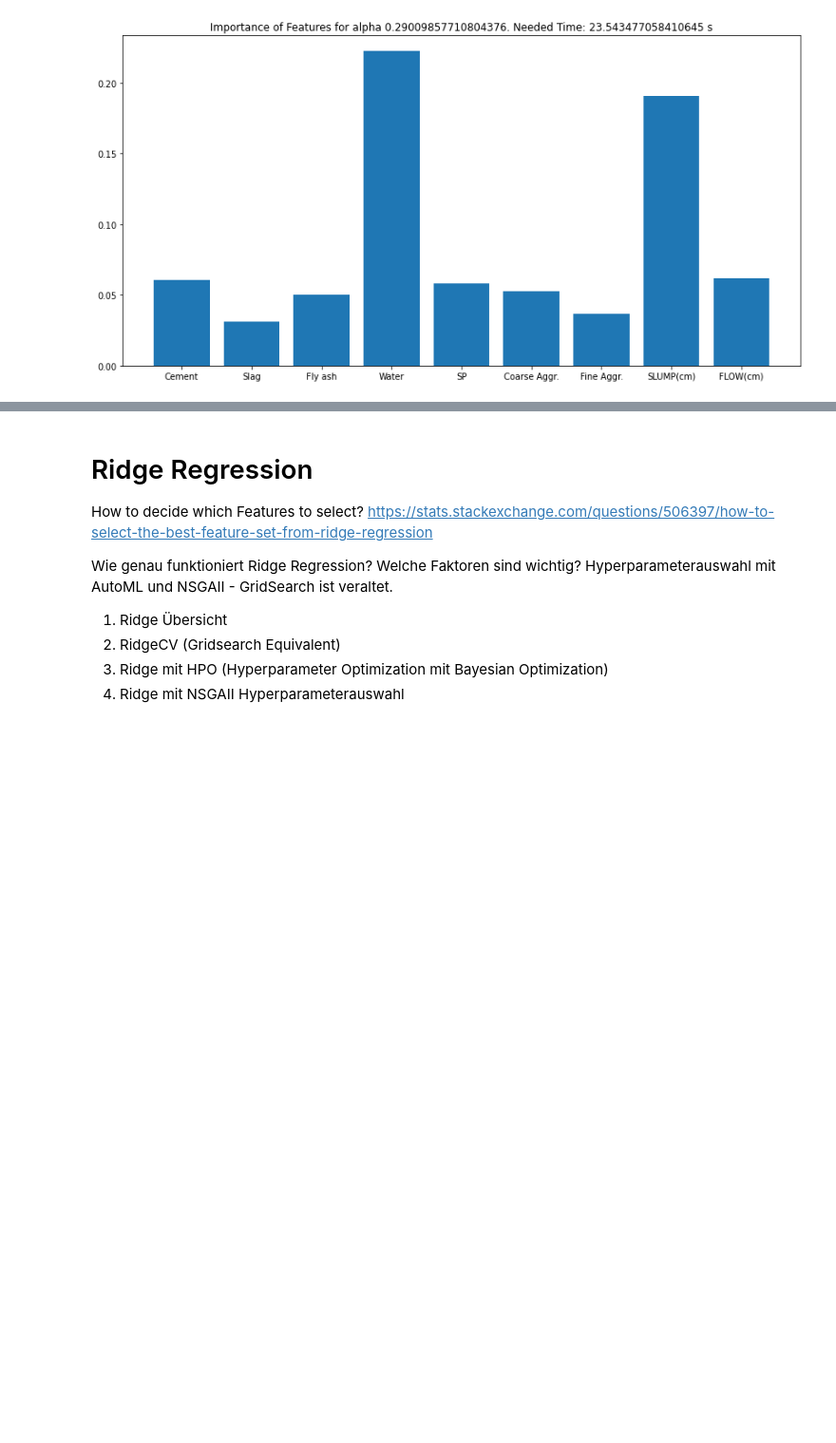
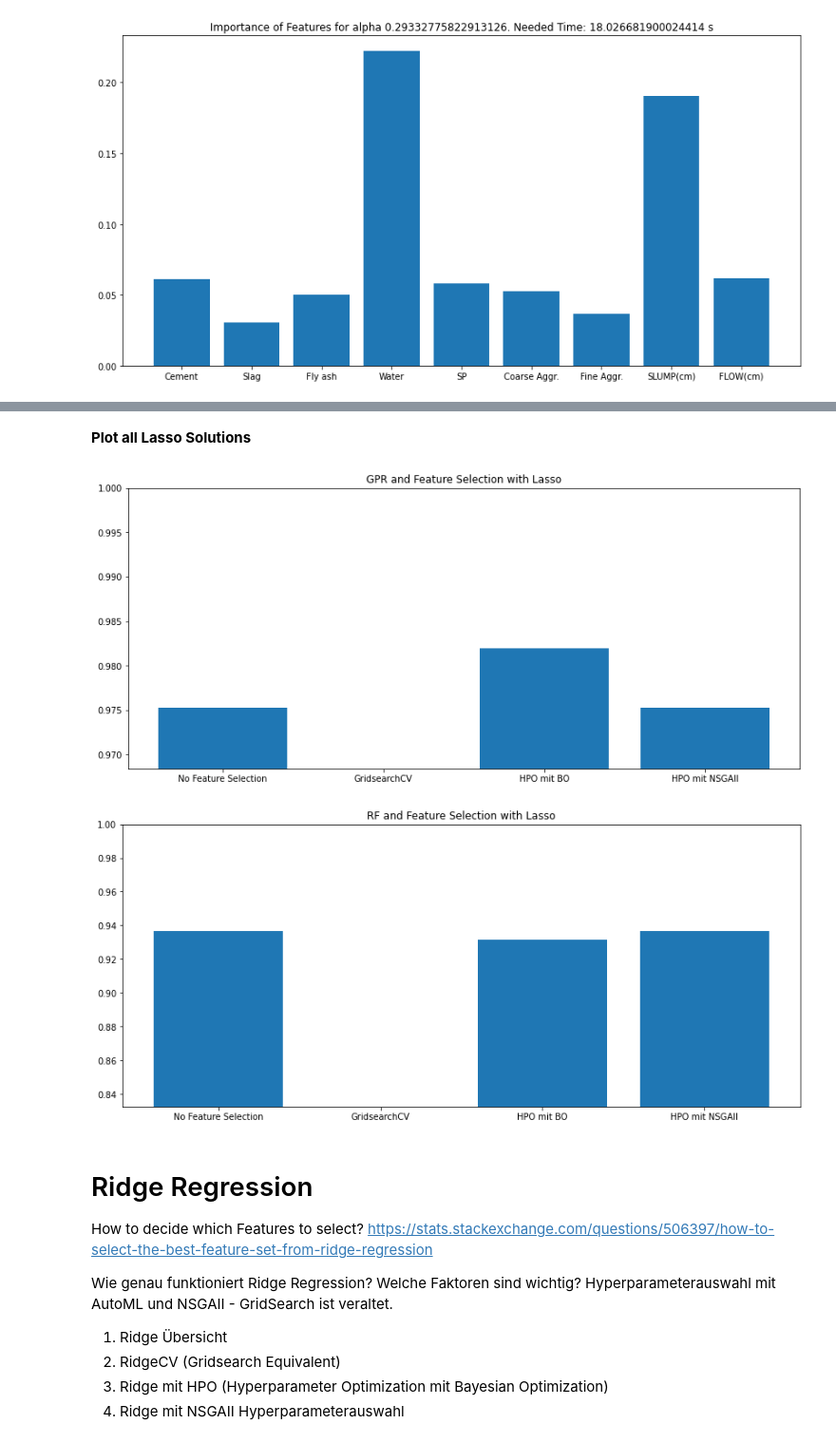
Before and after one commit to kobabulbul/AutoML, a Jupyter notebook: FeatureSelection.ipynb, the cells around one changed output, grey strips where cells are left out. Shown at 95% size. Cells and saved outputs as stored; diff of their text form; code cells hidden in the pictures; blank space fills up the shorter version.

```diff
--- a/FeatureSelection.ipynb
+++ b/FeatureSelection.ipynb
@@ -266,7 +329,14 @@ X_test_sel = X_test[:, impIdx]
 
 gpr = train_gp(X_train_sel, y_train)
 r2_test = gpr.score(X_test_sel, y_test)
+LassoGPRR2.append(r2_test)
 print('We have {} Features.'.format(len(impIdx)))
-print('R2 for Test data: {}'.format(r2_test))
+print('GPR: R2 for Test data: {}'.format(r2_test))
+
+rf = train_rf(X_train_sel, y_train, len(impIdx))
+r2_test = rf.score(X_test_sel, y_test)
+LassoRFR2.append(r2_test)
+print('We have {} Features.'.format(len(impIdx)))
+print('RF: R2 for Test data: {}'.format(r2_test))
 # %% [output]
 We have 8 Features.
@@ -311,7 +383,7 @@ algorithm = NSGA2(
     mutation=get_mutation("real_pm"),
     eliminate_duplicates=True)
 
-termination = get_termination("n_gen", 100)
+termination = get_termination("n_gen", 50)
 
 start_time = time()
 
@@ -343,7 +415,14 @@ X_test_sel = X_test[:, impIdx]
 
 gpr = train_gp(X_train_sel, y_train)
 r2_test = gpr.score(X_test_sel, y_test)
+LassoGPRR2.append(r2_test)
 print('We have {} Features.'.format(len(impIdx)))
-print('R2 for Test data: {}'.format(r2_test))
+print('GPR: R2 for Test data: {}'.format(r2_test))
+
+rf = train_rf(X_train_sel, y_train, len(impIdx))
+r2_test = rf.score(X_test_sel, y_test)
+LassoRFR2.append(r2_test)
+print('We have {} Features.'.format(len(impIdx)))
+print('RF: R2 for Test data: {}'.format(r2_test))
 # %% [output]
 We have 9 Features.
@@ -351,3 +474,20 @@ R2 for Test data: 0.9753063612921089
+# %% [markdown]
+**Plot all Lasso Solutions**
+# %%
+plt.figure(figsize=(14,6))
+plt.bar(algorithms, LassoGPRR2)
+plt.title('GPR and Feature Selection with Lasso')
+plt.ylim([min(LassoGPRR2), 1])
+plt.show()
+
+plt.figure(figsize=(14,6))
+plt.bar(algorithms, LassoRFR2)
+plt.title('RF and Feature Selection with Lasso')
+plt.ylim([min(LassoRFR2), 1])
+plt.show()
+# %% [output]
+[figure, added]
+[figure, added]
 # %% [markdown]
 # Ridge Regression
 
```
Also changed, not shown: parts of 33 cells of this notebook.
